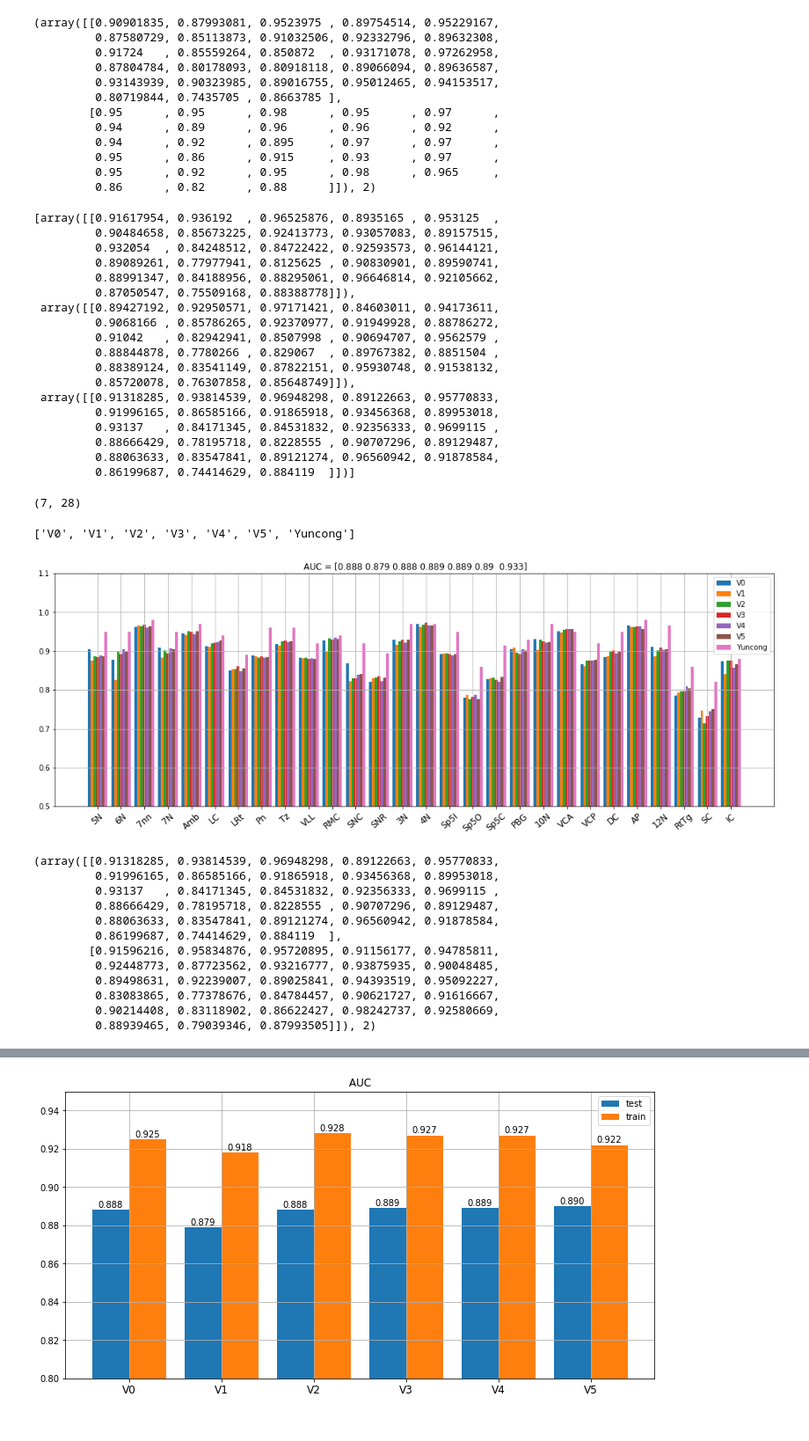
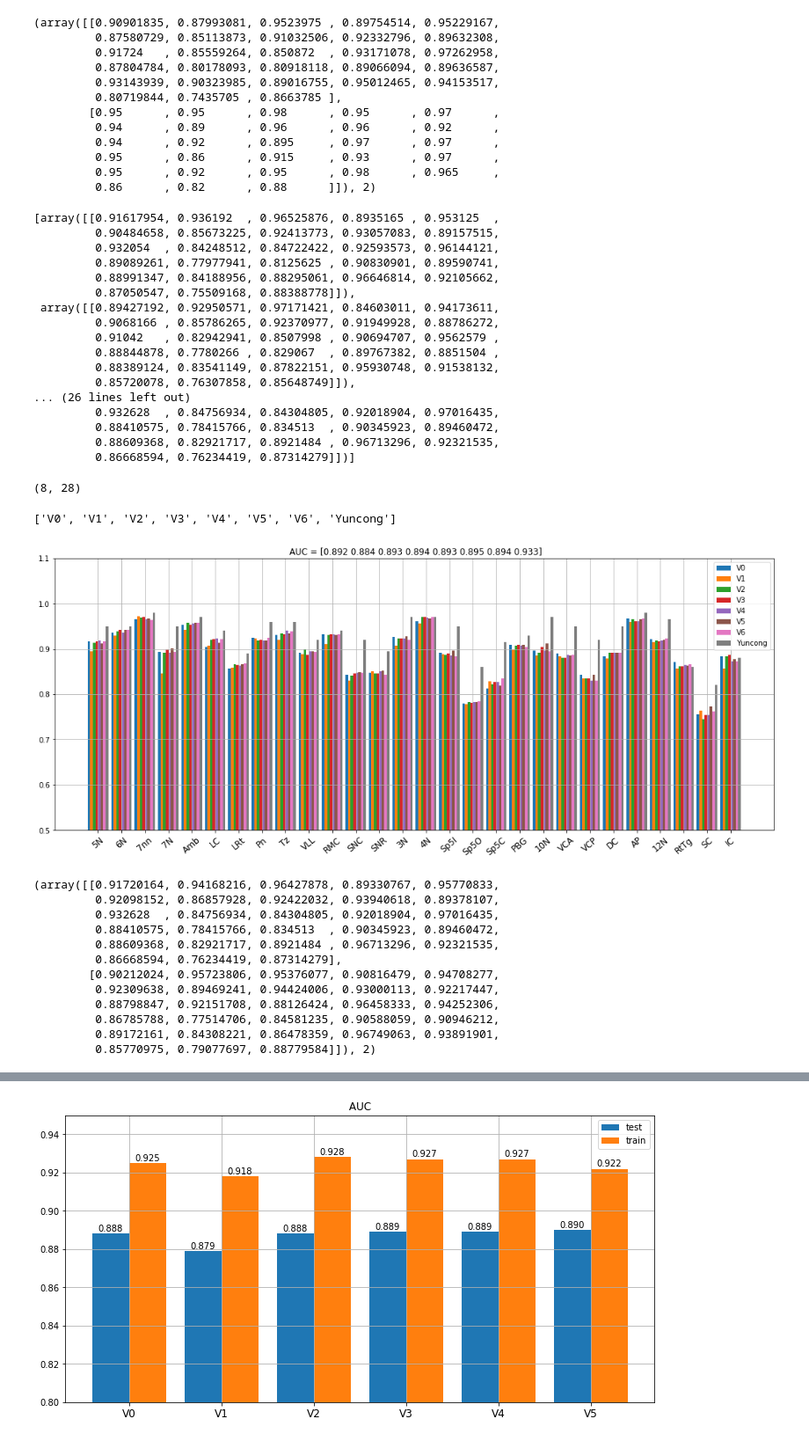
Before and after one commit to yoavfreund/shapeology_code, a Jupyter notebook: notebooks/PointCloud.ipynb, the cells around one changed output, grey strips where cells are left out. Shown at 88% size. Saved outputs shown, nothing was run; the diff lists cells and outputs as text; code cells hidden in the pictures.

```diff
--- a/notebooks/PointCloud.ipynb
+++ b/notebooks/PointCloud.ipynb
@@ -66,7 +66,7 @@ len(auc_s)
 28
 # %%
 stack = 'MD594'
-feature_dir = os.environ['ROOT_DIR'] + 'CSHL_patch_samples_features_V3/'+stack+'/'
-cell_dir = os.environ['ROOT_DIR'] + 'CSHL_patch_samples_features_V3/MD589/'
-cell2_dir = os.environ['ROOT_DIR'] + 'CSHL_patch_samples_features_V3/MD585/'
+feature_dir = os.environ['ROOT_DIR'] + 'CSHL_patch_samples_features_V6/'+stack+'/'
+cell_dir = os.environ['ROOT_DIR'] + 'CSHL_patch_samples_features_V6/MD589/'
+cell2_dir = os.environ['ROOT_DIR'] + 'CSHL_patch_samples_features_V6/MD585/'
 # %%
@@ -355,19 +351,18 @@ auc_con
          0.88844878, 0.7780266 , 0.829067  , 0.89767382, 0.8851504 ,
          0.88389124, 0.83541149, 0.87822151, 0.95930748, 0.91538132,
          0.85720078, 0.76307858, 0.85648749]]),
- array([[0.91318285, 0.93814539, 0.96948298, 0.89122663, 0.95770833,
-         0.91996165, 0.86585166, 0.91865918, 0.93456368, 0.89953018,
-         0.93137   , 0.84171345, 0.84531832, 0.92356333, 0.9699115 ,
-         0.88666429, 0.78195718, 0.8228555 , 0.90707296, 0.89129487,
-         0.88063633, 0.83547841, 0.89121274, 0.96560942, 0.91878584,
-         0.86199687, 0.74414629, 0.884119  ]])]
+... (26 lines left out)
+         0.932628  , 0.84756934, 0.84304805, 0.92018904, 0.97016435,
+         0.88410575, 0.78415766, 0.834513  , 0.90345923, 0.89460472,
+         0.88609368, 0.82921717, 0.8921484 , 0.96713296, 0.92321535,
+         0.86668594, 0.76234419, 0.87314279]])]
 # %%
 auc_con.append(auc_s)
 # %%
 auc_con = np.array(auc_con)
 # %%
 auc_all = []
-for i in range(6):
+for i in range(7):
     auc_all.append(auc_con[i][0])
 # %%
 auc_all.append(auc_s)
@@ -375,51 +370,51 @@ auc_all.append(auc_s)
 auc_all = np.array(auc_all)
 auc_all.shape
 # %% [output]
-(7, 28)
+(8, 28)
 # %%
 labels = []
-for i in range(6):
+for i in range(7):
     labels.append('V'+str(i))
 labels.append('Yuncong')
 labels
 # %% [output]
-['V0', 'V1', 'V2', 'V3', 'V4', 'V5', 'Yuncong']
+['V0', 'V1', 'V2', 'V3', 'V4', 'V5', 'V6', 'Yuncong']
 # %%
-figure(figsize=(18,6))
+figure(figsize=(18,7))
 index = np.arange(auc_all.shape[1])
-width = 0.12
+width = 0.11
 labels = []
-for i in range(6):
+for i in range(7):
     labels.append('V'+str(i))
 labels.append('Yuncong')
 for i in range(auc_all.shape[0]):
-    plt.bar(index+i*width, auc_all[i,:], width, label=labels[i])
+    plt.bar(index+(i-0.5)*width, auc_all[i,:], width, label=labels[i])
 plt.xticks(rotation=40)
 plt.xticks(fontsize=12)
 plt.xticks(index+width*3, all_structures)
 plt.grid(True)
 plt.ylim(0.5,1.1)
 plt.legend()
 plt.title(' AUC = '+str(np.round(np.mean(auc_all,1),3)))
 plt.savefig(fn+'Thresholds.jpg')
 # %% [output]
-[figure, old version]
+[figure, new version]
 # %%
 auc_both=np.concatenate((np.array(auc_all).reshape(1,-1),np.array(auc_all_train).reshape(1,-1)),axis=0)
 auc_both,auc_both.shape[0]
 # %% [output]
-(array([[0.91318285, 0.93814539, 0.96948298, 0.89122663, 0.95770833,
-         0.91996165, 0.86585166, 0.91865918, 0.93456368, 0.89953018,
-         0.93137   , 0.84171345, 0.84531832, 0.92356333, 0.9699115 ,
-         0.88666429, 0.78195718, 0.8228555 , 0.90707296, 0.89129487,
-         0.88063633, 0.83547841, 0.89121274, 0.96560942, 0.91878584,
-         0.86199687, 0.74414629, 0.884119  ],
-        [0.91596216, 0.95834876, 0.95720895, 0.91156177, 0.94785811,
-         0.92448773, 0.87723562, 0.93216777, 0.93875935, 0.90048485,
-         0.89498631, 0.92239007, 0.89025841, 0.94393519, 0.95092227,
-         0.83083865, 0.77378676, 0.84784457, 0.90621727, 0.91616667,
-         0.90214408, 0.83118902, 0.86622427, 0.98242737, 0.92580669,
-         0.88939465, 0.79039346, 0.87993505]]), 2)
+(array([[0.91720164, 0.94168216, 0.96427878, 0.89330767, 0.95770833,
+         0.92098152, 0.86857928, 0.92422032, 0.93940618, 0.89378107,
+         0.932628  , 0.84756934, 0.84304805, 0.92018904, 0.97016435,
+         0.88410575, 0.78415766, 0.834513  , 0.90345923, 0.89460472,
+         0.88609368, 0.82921717, 0.8921484 , 0.96713296, 0.92321535,
+         0.86668594, 0.76234419, 0.87314279],
+        [0.90212024, 0.95723806, 0.95376077, 0.90816479, 0.94708277,
+         0.92309638, 0.89469241, 0.94424006, 0.93000113, 0.92217447,
+         0.88798847, 0.92151708, 0.88126424, 0.96458333, 0.94252306,
+         0.86785788, 0.77514706, 0.84581235, 0.90588059, 0.90946212,
+         0.89172161, 0.84308221, 0.86478359, 0.96749063, 0.93891901,
+         0.85770975, 0.79077697, 0.88779584]]), 2)
 # %%
 acc_both=np.concatenate((np.array(acc_all).reshape(1,-1),np.array(acc_all_train).reshape(1,-1)),axis=0)
 acc_both,acc_both.shape[0]
```
Also changed, not shown: parts of 5 cells of this notebook, 5 other files.
